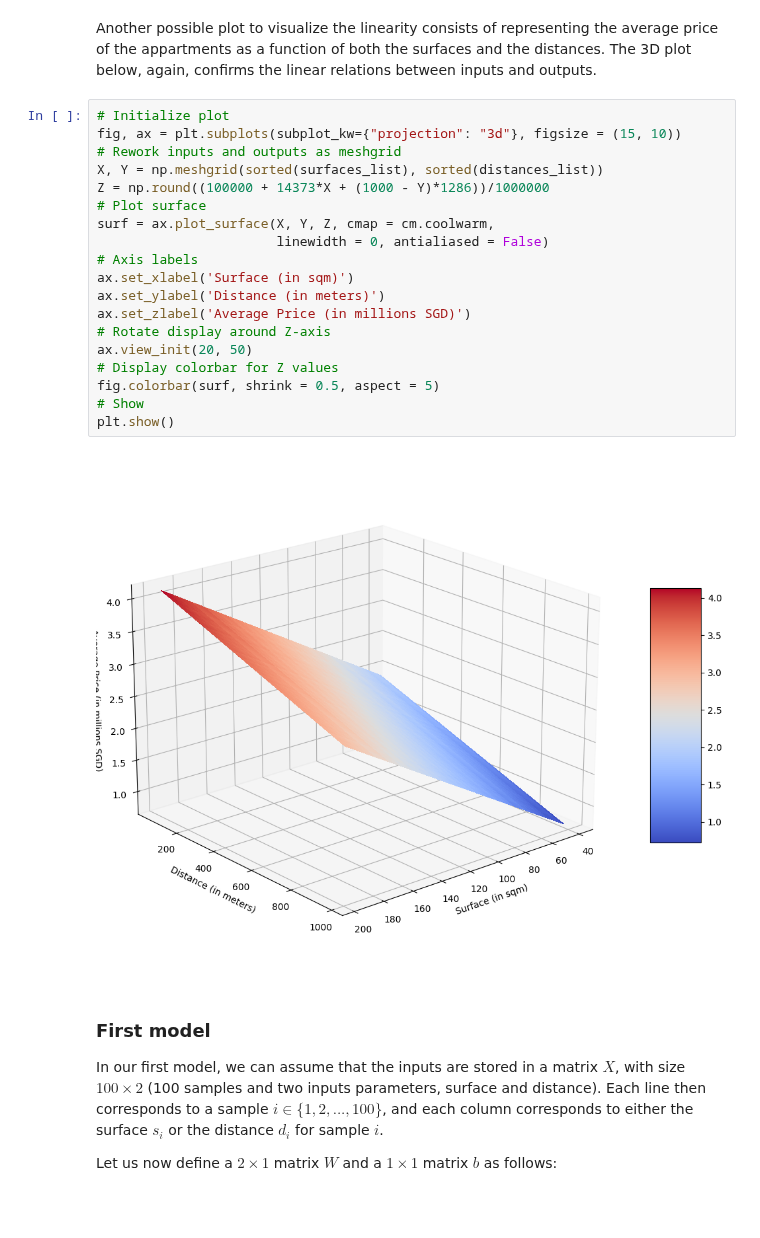
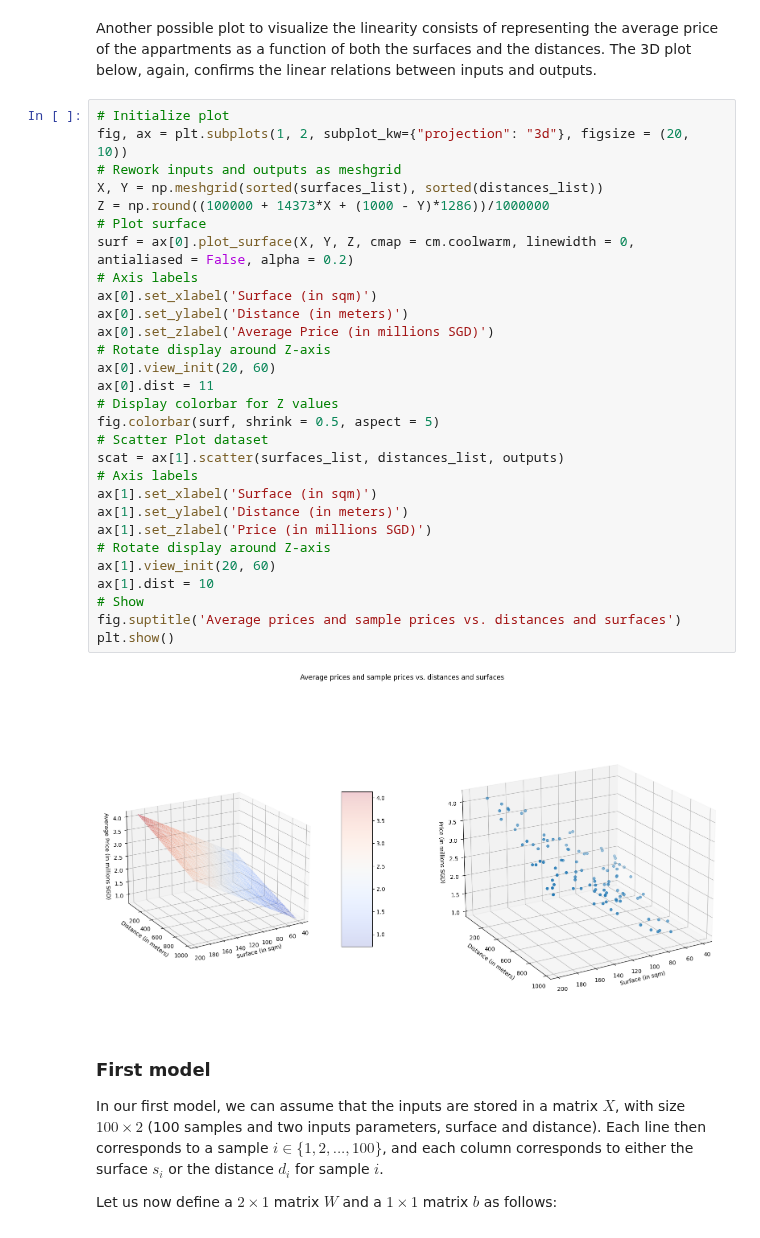
Before and after one commit to matthieudemari/SUTD_DL_50_039, a Jupyter notebook: W1/0. All/Code files/7.a. Implementing our first Shallow Neural Network in Numpy - Forward Propagation.ipynb, the cells around one changed output. Saved outputs shown, nothing was run; the diff lists cells and outputs as text; blank space fills up the shorter version.

```diff
--- a/W1/0. All/Code files/7.a. Implementing our first Shallow Neural Network in Numpy - Forward Propagation.ipynb
+++ b/W1/0. All/Code files/7.a. Implementing our first Shallow Neural Network in Numpy - Forward Propagation.ipynb
@@ -126,25 +126,35 @@ plt.show()
 Another possible plot to visualize the linearity consists of representing the average price of the appartments as a function of both the surfaces and the distances. The 3D plot below, again, confirms the linear relations between inputs and outputs.
 # %%
 # Initialize plot
-fig, ax = plt.subplots(subplot_kw={"projection": "3d"}, figsize = (15, 10))
+fig, ax = plt.subplots(1, 2, subplot_kw={"projection": "3d"}, figsize = (20, 10))
 # Rework inputs and outputs as meshgrid
 X, Y = np.meshgrid(sorted(surfaces_list), sorted(distances_list))
 Z = np.round((100000 + 14373*X + (1000 - Y)*1286))/1000000
 # Plot surface
-surf = ax.plot_surface(X, Y, Z, cmap = cm.coolwarm,
-                       linewidth = 0, antialiased = False)
+surf = ax[0].plot_surface(X, Y, Z, cmap = cm.coolwarm, linewidth = 0, antialiased = False, alpha = 0.2)
 # Axis labels
-ax.set_xlabel('Surface (in sqm)')
-ax.set_ylabel('Distance (in meters)')
-ax.set_zlabel('Average Price (in millions SGD)')
+ax[0].set_xlabel('Surface (in sqm)')
+ax[0].set_ylabel('Distance (in meters)')
+ax[0].set_zlabel('Average Price (in millions SGD)')
 # Rotate display around Z-axis
-ax.view_init(20, 50)
+ax[0].view_init(20, 60)
+ax[0].dist = 11
 # Display colorbar for Z values
 fig.colorbar(surf, shrink = 0.5, aspect = 5)
+# Scatter Plot dataset
+scat = ax[1].scatter(surfaces_list, distances_list, outputs)
+# Axis labels
+ax[1].set_xlabel('Surface (in sqm)')
+ax[1].set_ylabel('Distance (in meters)')
+ax[1].set_zlabel('Price (in millions SGD)')
+# Rotate display around Z-axis
+ax[1].view_init(20, 60)
+ax[1].dist = 10
 # Show
+fig.suptitle('Average prices and sample prices vs. distances and surfaces')
 plt.show()
 # %% [output]
-[figure, old version]
+[figure, new version]
 # %% [markdown]
 ### First model
 
```
Also changed, not shown: parts of 13 cells of this notebook, 5 other files.
